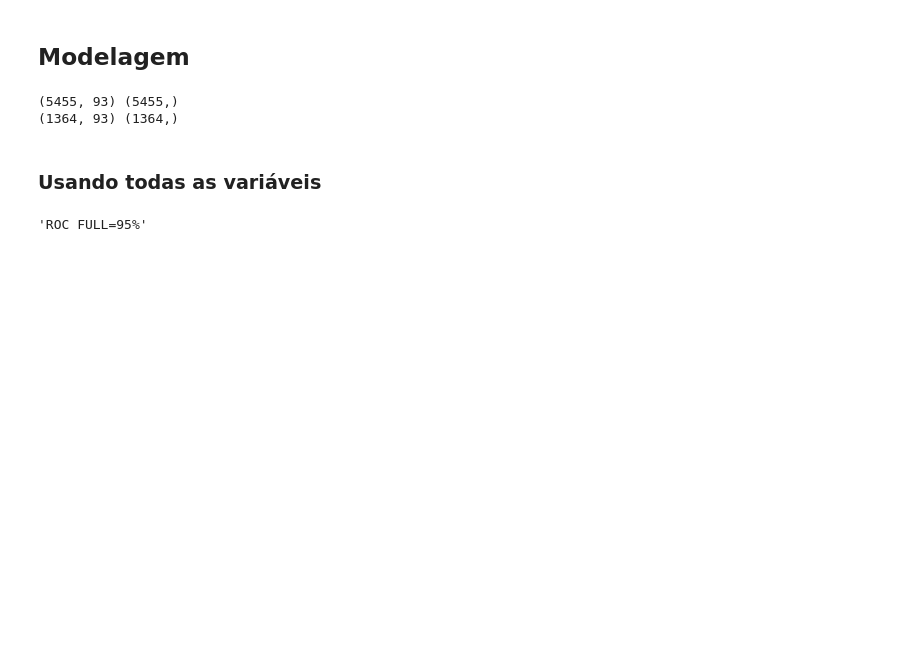
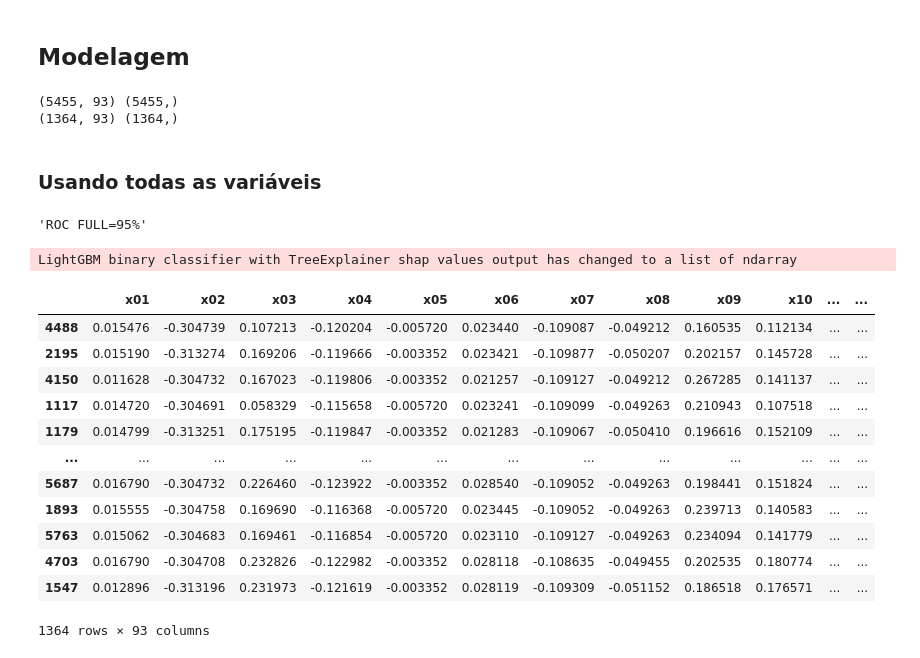
Before and after one commit to fabiogbaccarin/grupo-estudos-colinearidade, a Jupyter notebook: taiwan.ipynb, the cells around one changed output. Cells and saved outputs as stored; diff of their text form; code cells hidden in the pictures; blank space fills up the shorter version.

```diff
--- a/taiwan.ipynb
+++ b/taiwan.ipynb
@@ -37,7 +51,10 @@ df
 6819 rows × 96 columns
 # %%
 # renomeando para facilitar o código
-NAMES = {c: "y" if c == "Bankrupt?" else f"x{i:02d}" for i, c in enumerate(df.columns)}
+NAMES = {
+    c: "y" if c == "Bankrupt?" else f"x{i:02d}"
+    for i, c in enumerate(df.columns)
+}
 NAMES
 # %% [output]
 {'Bankrupt?': 'y',
@@ -130,7 +151,12 @@ sns.heatmap(
 X = df.drop(columns="y")
 y = df["y"]
 
-X_train, X_test, y_train, y_test = model_selection.train_test_split(X, y, test_size=0.2, stratify=y, random_state=0)
+X_train, X_test, y_train, y_test = model_selection.train_test_split(
+    X, y,
+    test_size=0.2,
+    stratify=y,
+    random_state=0
+)
 print(X_train.shape, y_train.shape)
 print(X_test.shape, y_test.shape)
 # %% [output]
@@ -138,7 +164,10 @@ print(X_test.shape, y_test.shape)
 (1364, 93) (1364,)
 # %%
 preprocessor = pipeline.make_pipeline(
-    preprocessing.QuantileTransformer(output_distribution="normal", random_state=0),
+    preprocessing.QuantileTransformer(
+        output_distribution="normal",
+        random_state=0
+    ),
     preprocessing.MaxAbsScaler(),
 )
 # %% [markdown]
@@ -154,3 +187,25 @@ roc_full = metrics.roc_auc_score(y_test, probs_full)
 f"ROC FULL={roc_full:.0%}"
 # %% [output]
 'ROC FULL=95%'
+# %%
+shaps_full = pd.DataFrame(
+    shap.TreeExplainer(lgbc_full["lgbmclassifier"]).shap_values(X_test)[0],
+    index=X_test.index,
+    columns=X_test.columns
+)
+shaps_full
+# %% [output]
+LightGBM binary classifier with TreeExplainer shap values output has changed to a list of ndarray
+|  | x01 | x02 | x03 | x04 | x05 | x06 | x07 | x08 | x09 | x10 | ... | ... |
+| 4488 | 0.015476 | -0.304739 | 0.107213 | -0.120204 | -0.005720 | 0.023440 | -0.109087 | -0.049212 | 0.160535 | 0.112134 | ... | ... |
+| 2195 | 0.015190 | -0.313274 | 0.169206 | -0.119666 | -0.003352 | 0.023421 | -0.109877 | -0.050207 | 0.202157 | 0.145728 | ... | ... |
+| 4150 | 0.011628 | -0.304732 | 0.167023 | -0.119806 | -0.003352 | 0.021257 | -0.109127 | -0.049212 | 0.267285 | 0.141137 | ... | ... |
+| 1117 | 0.014720 | -0.304691 | 0.058329 | -0.115658 | -0.005720 | 0.023241 | -0.109099 | -0.049263 | 0.210943 | 0.107518 | ... | ... |
+| 1179 | 0.014799 | -0.313251 | 0.175195 | -0.119847 | -0.003352 | 0.021283 | -0.109067 | -0.050410 | 0.196616 | 0.152109 | ... | ... |
+| ... | ... | ... | ... | ... | ... | ... | ... | ... | ... | ... | ... | ... |
+| 5687 | 0.016790 | -0.304732 | 0.226460 | -0.123922 | -0.003352 | 0.028540 | -0.109052 | -0.049263 | 0.198441 | 0.151824 | ... | ... |
+| 1893 | 0.015555 | -0.304758 | 0.169690 | -0.116368 | -0.005720 | 0.023445 | -0.109052 | -0.049263 | 0.239713 | 0.140583 | ... | ... |
+| 5763 | 0.015062 | -0.304683 | 0.169461 | -0.116854 | -0.005720 | 0.023110 | -0.109127 | -0.049263 | 0.234094 | 0.141779 | ... | ... |
+| 4703 | 0.016790 | -0.304708 | 0.232826 | -0.122982 | -0.003352 | 0.028118 | -0.108635 | -0.049455 | 0.202535 | 0.180774 | ... | ... |
+| 1547 | 0.012896 | -0.313196 | 0.231973 | -0.121619 | -0.003352 | 0.028119 | -0.109309 | -0.051152 | 0.186518 | 0.176571 | ... | ... |
+1364 rows × 93 columns
```
Also changed, not shown: parts of 20 cells of this notebook.
